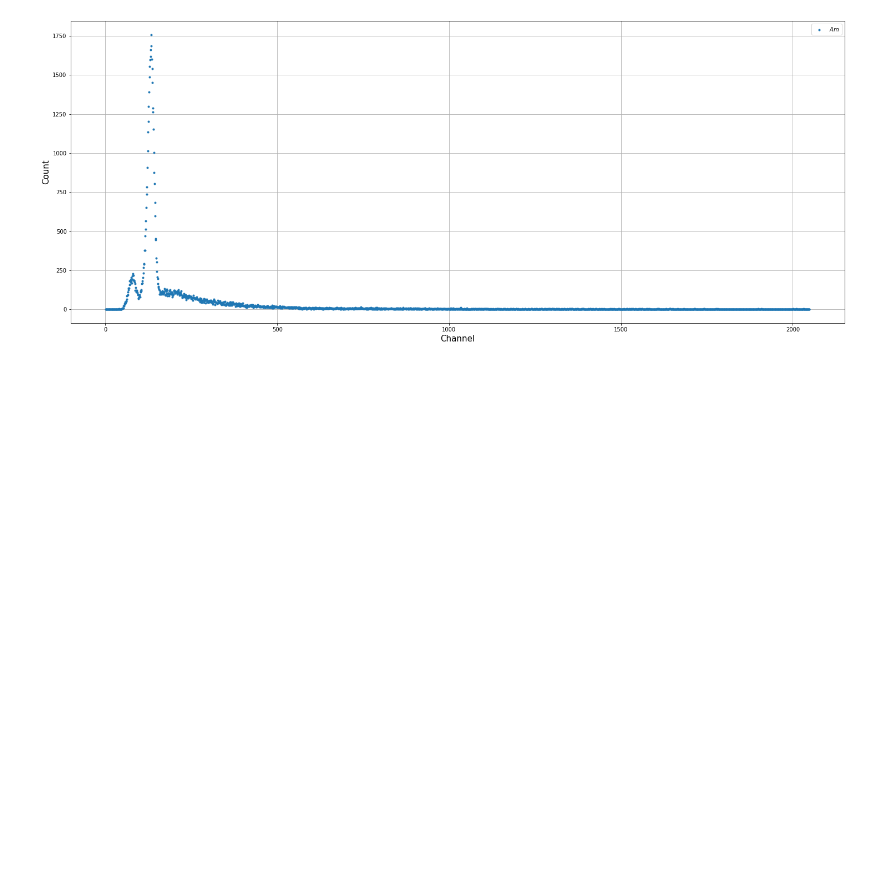
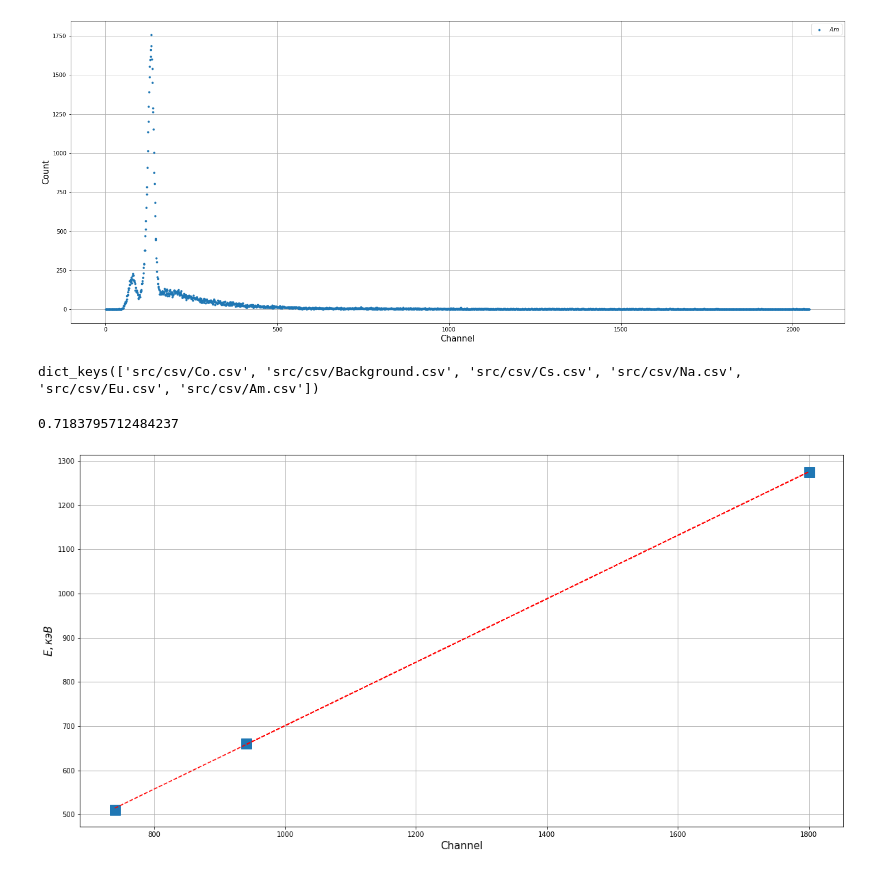
Before and after one commit to 106-inc/PhysLabV, a Jupyter notebook: 5.5/5.5.ipynb, the cells around one changed output. Saved outputs shown, nothing was run; the diff lists cells and outputs as text; code cells hidden in the pictures; blank space fills up the shorter version.

Commit message:
[5.5] Add calib chart

```diff
--- a/5.5/5.5.ipynb
+++ b/5.5/5.5.ipynb
@@ -43,3 +43,50 @@ for frame in frames.values():
 [figure]
 [figure]
 [figure]
+# %%
+frames.keys()
+# %% [output]
+dict_keys(['src/csv/Co.csv', 'src/csv/Background.csv', 'src/csv/Cs.csv', 'src/csv/Na.csv', 'src/csv/Eu.csv', 'src/csv/Am.csv'])
+# %%
+Na_maxs = [0, 0]
+Cs_max = 0
+back_name = f"src/csv/Background.csv"
+back_fr_name = 'Background'
+for name in ["Na.csv", "Cs.csv"]:
+  pathname = f"src/csv/{name}"
+  if name == 'Na.csv':
+    mx = 0
+    mx2 = 0
+    for i in range(500, 1000): # find first max
+      tmp1 = frames[pathname]["$Na$"][i]
+      if tmp1 > mx:
+        mx = tmp1
+        Na_maxs[0] = i
+      tmp2 = frames[pathname]["$Na$"][i + 1000]
+      if tmp2 > mx2:
+        mx2 = tmp2
+        Na_maxs[1] = i + 1000
+  else:
+    mx = 0
+    mx2 = 0
+    for i in range(500, 1000): # find first max
+      tmp1 = frames[pathname]['$Cs$'][i]
+      if tmp1 > mx:
+        mx = tmp1
+        Cs_max = i
+# %%
+from sklearn.metrics import r2_score
+maxes = np.array([*Na_maxs, Cs_max])
+energies = np.array([511, 1275, 662]) # keV
+trend = np.poly1d(np.polyfit(maxes, energies, 1))
+
+plt.figure(figsize=[20, 10])
+plt.plot(maxes, energies, 's', markersize=15)
+plt.plot(maxes, trend(maxes), 'r--')
+plt.xlabel('Channel', fontsize=fsz)
+plt.ylabel('$E, кэВ$', fontsize=fsz)
+plt.grid()
+print(trend[1])
+# %% [output]
+0.7183795712484237
+[figure, added]
```
Also changed, not shown: parts of 1 cell of this notebook.
